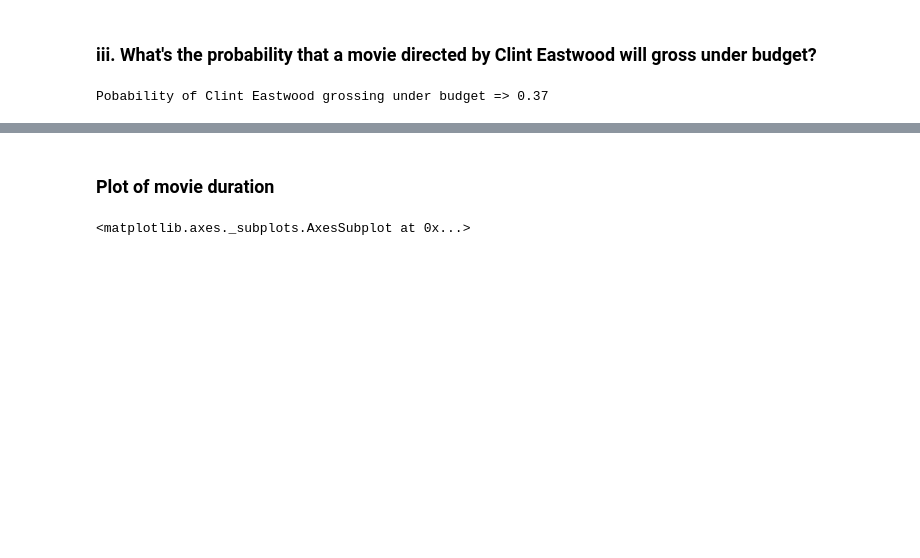
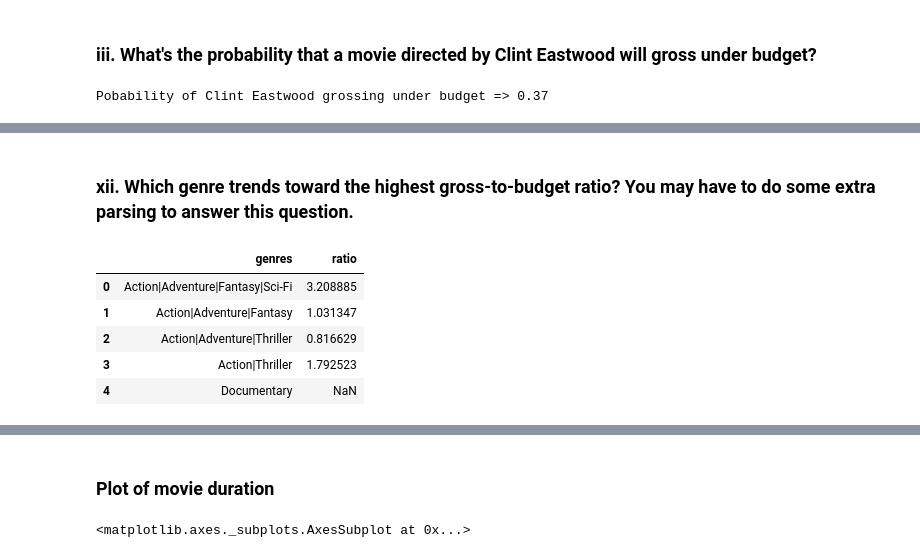
Before and after one commit to keitheck/data-science, a Jupyter notebook: class-07-probability/imdb-notebook.ipynb, the cells around one changed output, grey strips where cells are left out. Cells and saved outputs as stored; diff of their text form; code cells hidden in the pictures; blank space fills up the shorter version.

```diff
--- a/class-07-probability/imdb-notebook.ipynb
+++ b/class-07-probability/imdb-notebook.ipynb
@@ -76,0 +177,13 @@ Pobability of Clint Eastwood grossing under budget => 0.37
+# %% [markdown]
+### xii. Which genre trends toward the highest gross-to-budget ratio? You may have to do some extra parsing to answer this question.
+# %%
+imdb['ratio'] = imdb['gross'] / imdb['budget']
+g = imdb[['genres','ratio']].groupby(imdb.genres)
+genres.head(5)
+# %% [output]
+|  | genres | ratio |
+| 0 | Action|Adventure|Fantasy|Sci-Fi | 3.208885 |
+| 1 | Action|Adventure|Fantasy | 1.031347 |
+| 2 | Action|Adventure|Thriller | 0.816629 |
+| 3 | Action|Thriller | 1.792523 |
+| 4 | Documentary | NaN |
```
Also changed, not shown: parts of 32 cells of this notebook.
